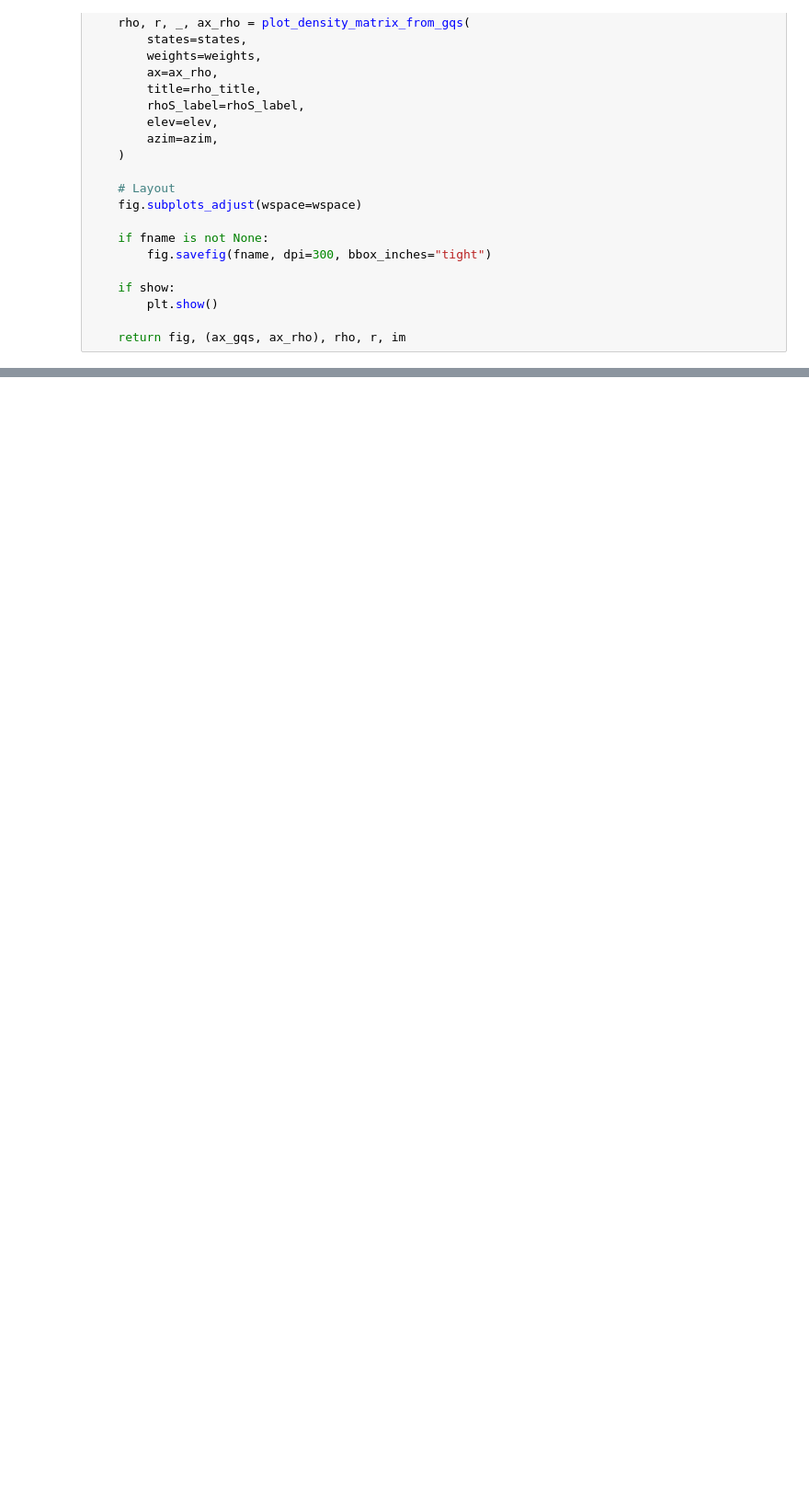
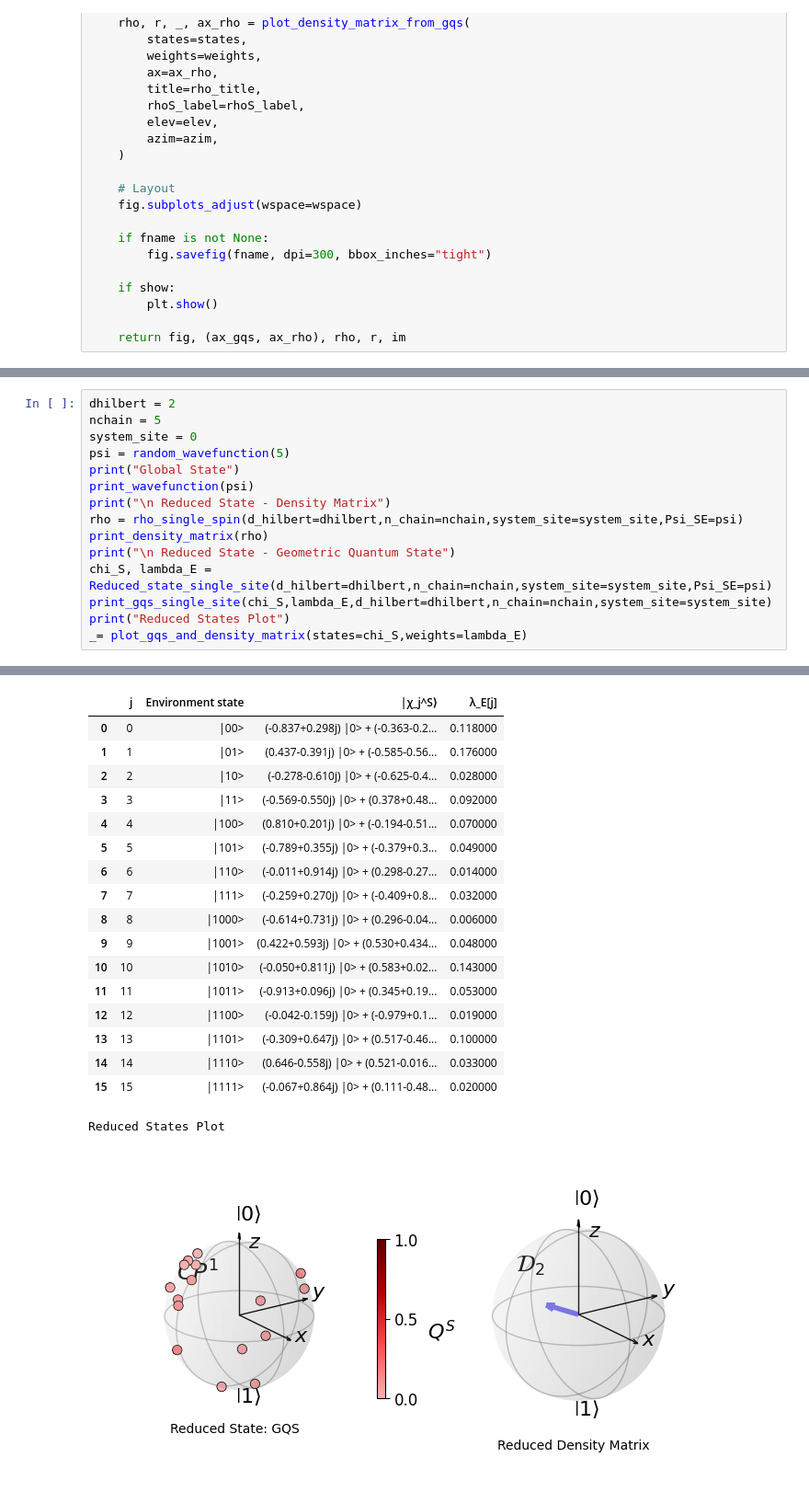
Before and after one commit to Kommmi/Qaos, a Jupyter notebook: 01_GQS.ipynb, the cells around one changed output, grey strips where cells are left out. Shown at 92% size. Cells and saved outputs as stored; diff of their text form; blank space fills up the shorter version.

```diff
--- a/01_GQS.ipynb
+++ b/01_GQS.ipynb
@@ -1003,0 +1103,16 @@ print_wavefunction(psi)
+# %%
+dhilbert = 2
+nchain = 5
+system_site = 0
+psi = random_wavefunction(5)
+print("Global State")
+print_wavefunction(psi)
+print("\n Reduced State - Density Matrix")
+rho = rho_single_spin(d_hilbert=dhilbert,n_chain=nchain,system_site=system_site,Psi_SE=psi)
+print_density_matrix(rho)
+print("\n Reduced State - Geometric Quantum State")
+chi_S, lambda_E = Reduced_state_single_site(d_hilbert=dhilbert,n_chain=nchain,system_site=system_site,Psi_SE=psi)
+print_gqs_single_site(chi_S,lambda_E,d_hilbert=dhilbert,n_chain=nchain,system_site=system_site)
+print("Reduced States Plot")
+_= plot_gqs_and_density_matrix(states=chi_S,weights=lambda_E)
+# %% [output]
@@ -1003,0 +1136,19 @@ print_wavefunction(psi)
+|  | j | Environment state | |χ_j^S⟩ | λ_E[j] |
+| 0 | 0 | |00> | (-0.837+0.298j) |0> + (-0.363-0.2... | 0.118000 |
+| 1 | 1 | |01> | (0.437-0.391j) |0> + (-0.585-0.56... | 0.176000 |
+| 2 | 2 | |10> | (-0.278-0.610j) |0> + (-0.625-0.4... | 0.028000 |
+| 3 | 3 | |11> | (-0.569-0.550j) |0> + (0.378+0.48... | 0.092000 |
+| 4 | 4 | |100> | (0.810+0.201j) |0> + (-0.194-0.51... | 0.070000 |
+| 5 | 5 | |101> | (-0.789+0.355j) |0> + (-0.379+0.3... | 0.049000 |
+| 6 | 6 | |110> | (-0.011+0.914j) |0> + (0.298-0.27... | 0.014000 |
+| 7 | 7 | |111> | (-0.259+0.270j) |0> + (-0.409+0.8... | 0.032000 |
+| 8 | 8 | |1000> | (-0.614+0.731j) |0> + (0.296-0.04... | 0.006000 |
+| 9 | 9 | |1001> | (0.422+0.593j) |0> + (0.530+0.434... | 0.048000 |
+| 10 | 10 | |1010> | (-0.050+0.811j) |0> + (0.583+0.02... | 0.143000 |
+| 11 | 11 | |1011> | (-0.913+0.096j) |0> + (0.345+0.19... | 0.053000 |
+| 12 | 12 | |1100> | (-0.042-0.159j) |0> + (-0.979+0.1... | 0.019000 |
+| 13 | 13 | |1101> | (-0.309+0.647j) |0> + (0.517-0.46... | 0.100000 |
+| 14 | 14 | |1110> | (0.646-0.558j) |0> + (0.521-0.016... | 0.033000 |
+| 15 | 15 | |1111> | (-0.067+0.864j) |0> + (0.111-0.48... | 0.020000 |
+Reduced States Plot
+[figure, added]
```
Also changed, not shown: parts of 11 cells of this notebook.
